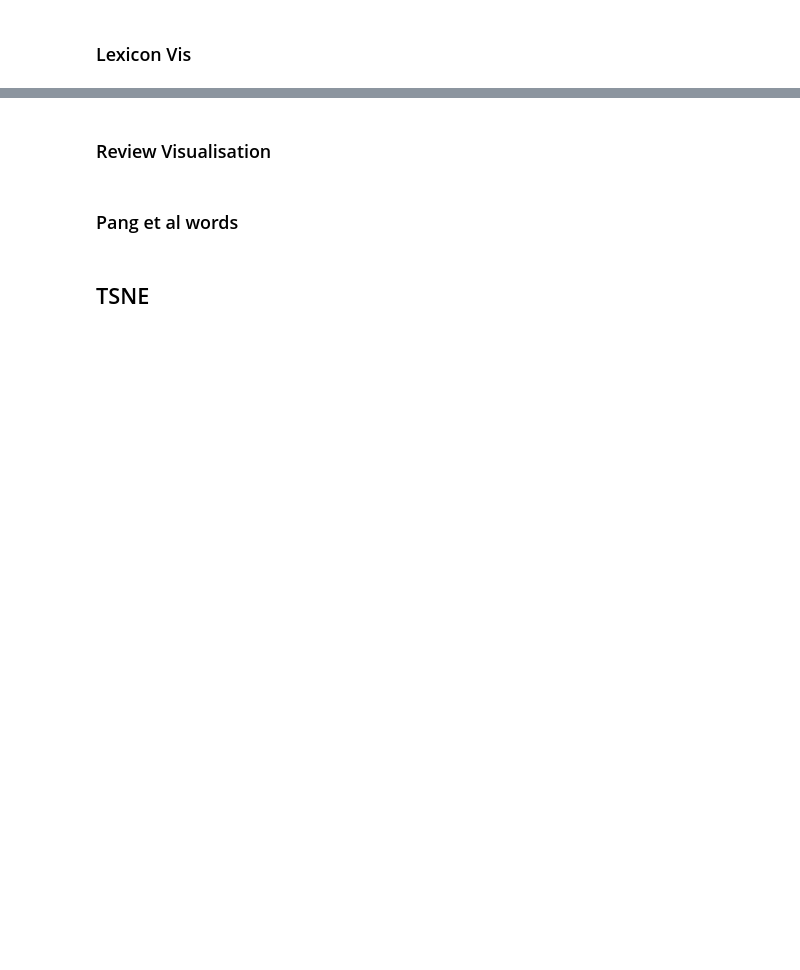
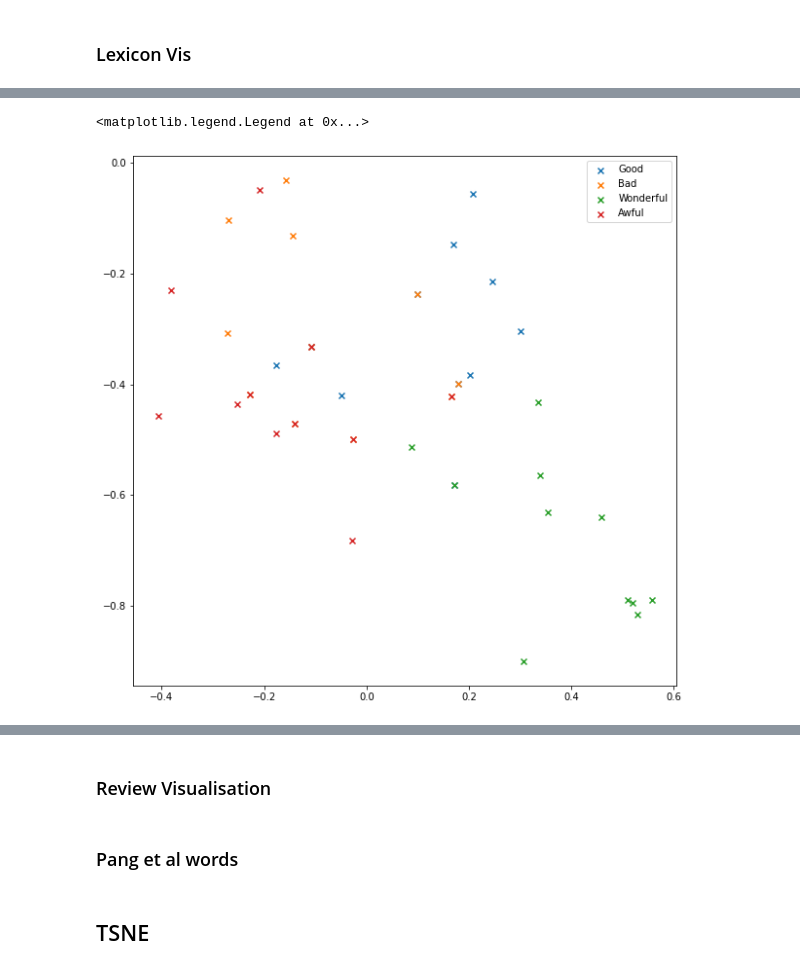
Before and after one commit to thatscotdatasci/MLMI13, a Jupyter notebook: run_doc2vec.ipynb, the cells around one changed output, grey strips where cells are left out. Drawn from its saved outputs; the diff is of its cells as text; code cells hidden in the pictures; blank space fills up the shorter version.

```diff
--- a/run_doc2vec.ipynb
+++ b/run_doc2vec.ipynb
@@ -354 +549,10 @@ lexicon_pos_words_pca.shape, lexicon_neg_words_pca.shape
+# %%
+lexicon_pos_words_pca = pca_embeds_2d.transform(lexicon_pos_word_embeddings)
+lexicon_neg_words_pca = pca_embeds_2d.transform(lexicon_neg_word_embeddings)
+
+good_words_pca = pca_embeds_2d.transform(good_word_embeddings)
+bad_words_pca = pca_embeds_2d.transform(bad_word_embeddings)
+
+wonderful_words_pca = pca_embeds_2d.transform(wonderful_word_embeddings)
+awful_words_pca = pca_embeds_2d.transform(awful_word_embeddings)
 # %%
@@ -358,0 +566,9 @@ plt.legend()
+# %%
+fig, ax = plt.subplots(1, figsize=(10,10))
+for embed_tuple in [('Good', good_words_pca), ('Bad', bad_words_pca), ('Wonderful', wonderful_words_pca), ('Awful', awful_words_pca)]:
+    label, embeds = embed_tuple
+    ax.scatter(embeds[:,0], embeds[:,1], marker='x', label=label)
+ax.legend()
+# %% [output]
+<matplotlib.legend.Legend at 0x...>
+[figure, added]
```
Also changed, not shown: parts of 69 cells of this notebook.
